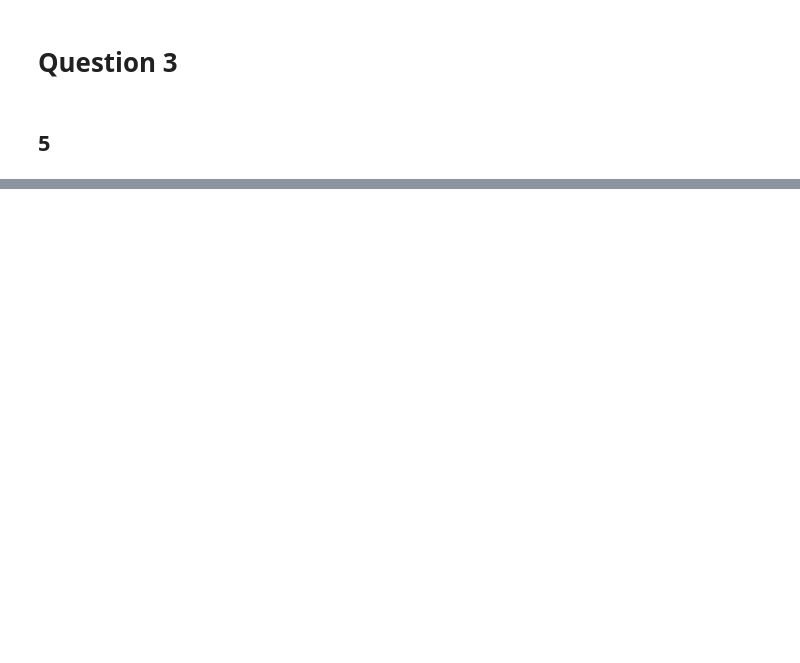
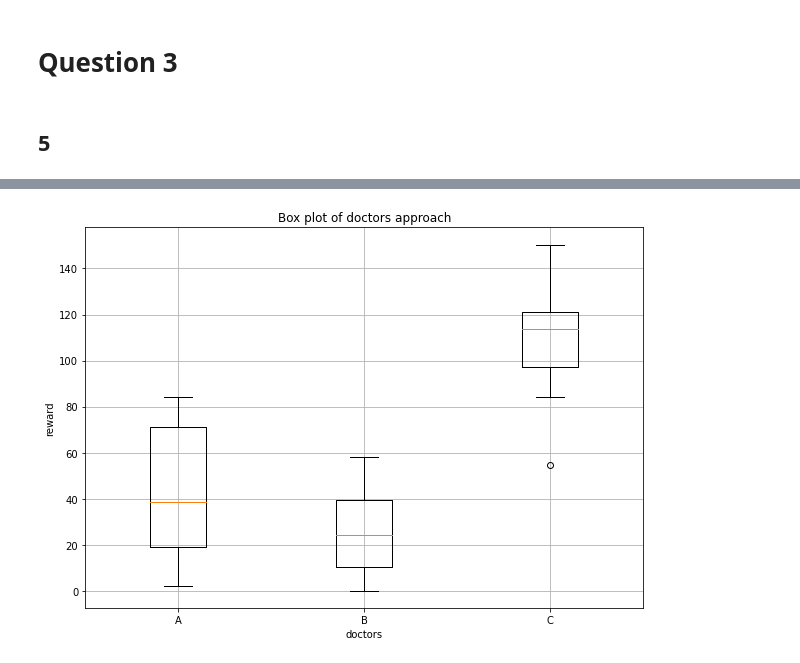
Before and after one commit to mohammadsaadati80/IL-HW1, a Jupyter notebook: IL_HW1.ipynb, the cells around one changed output, grey strips where cells are left out. Cells and saved outputs as stored; diff of their text form; code cells hidden in the pictures; blank space fills up the shorter version.

```diff
--- a/IL_HW1.ipynb
+++ b/IL_HW1.ipynb
@@ -244,0 +295,13 @@ Upper bound:  73.47797661544631
+# %%
+# fig = plt.figure(figsize =(10, 7))
+# plt.boxplot([last_reward_a, last_reward_b, last_reward_c])
+# plt.title("Box plot of doctors approach")
+# plt.xlabel('doctors')
+# plt.ylabel('reward')
+# plt.xticks([1, 2, 3], ['A', 'B', 'C'])
+# plt.grid()
+# plt.show()
+
+draw_box_plot(["A", "B", "C"], [last_reward_a, last_reward_b, last_reward_c])
+# %% [output]
+[figure, added]
```
Also changed, not shown: parts of 14 cells of this notebook.
